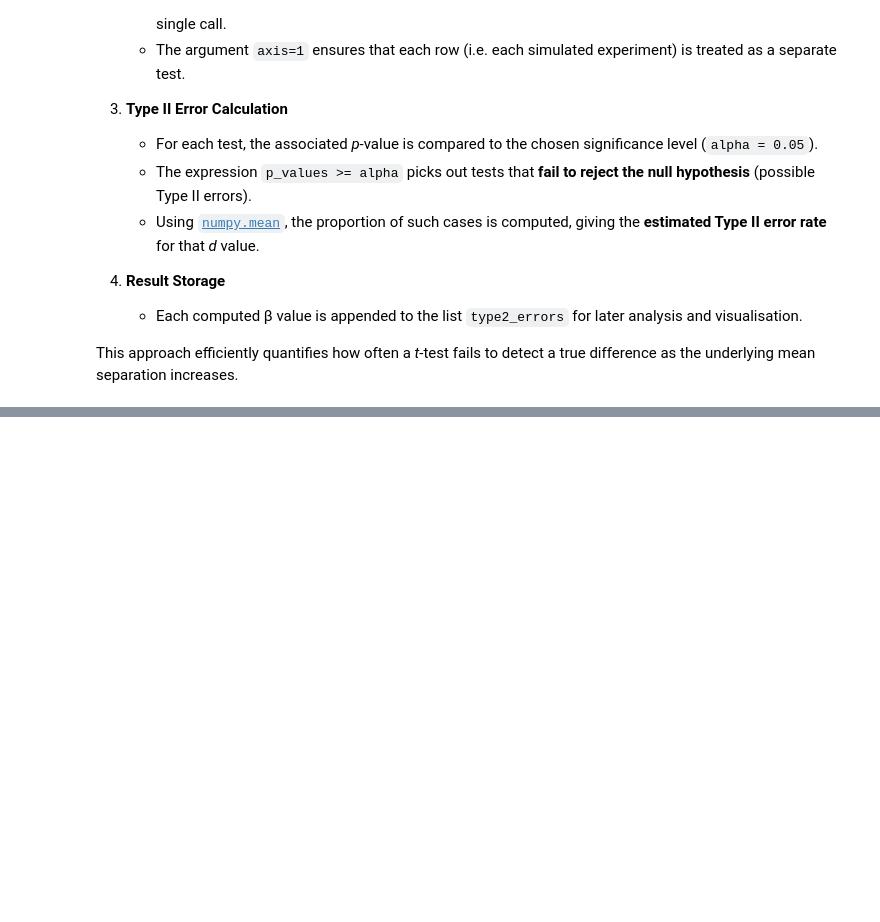
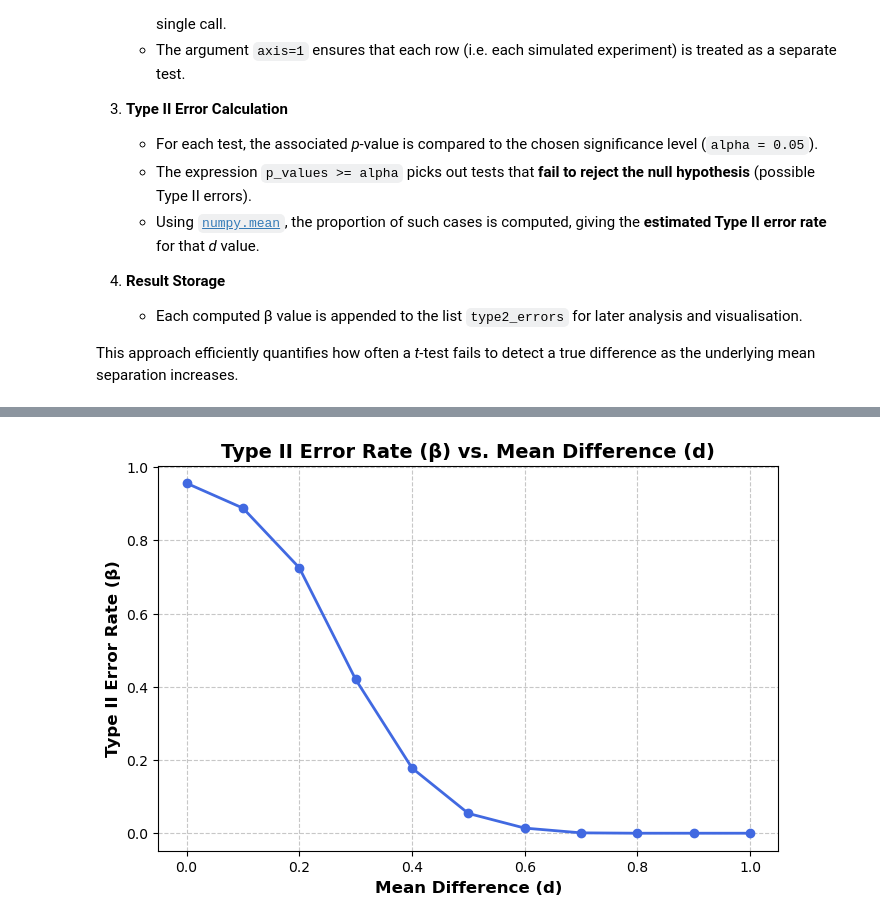
Before and after one commit to TomUszyn/applied-statistics, a Jupyter notebook: problems.ipynb, the cells around one changed output, grey strips where cells are left out. Saved outputs shown, nothing was run; the diff lists cells and outputs as text; code cells hidden in the pictures; blank space fills up the shorter version.

Commit message:
Add plot to visualise Type II error vs mean difference.

```diff
--- a/problems.ipynb
+++ b/problems.ipynb
@@ -600,0 +618,29 @@ for d in d_values:
+# %%
+# Plot Type II error rate (β) as a function of the mean difference (d)
+plt.figure(figsize=(8, 5))
+
+# Line plot of β across all tested d values
+plt.plot(
+    d_values,
+    type2_errors,
+    marker='o',
+    color='royalblue',
+    linewidth=2
+)
+
+# Title and axis labels
+plt.title(
+    "Type II Error Rate (β) vs. Mean Difference (d)",
+    fontsize=14,
+    fontweight='bold'
+)
+plt.xlabel("Mean Difference (d)", fontsize=12, fontweight='bold')
+plt.ylabel("Type II Error Rate (β)", fontsize=12, fontweight='bold')
+
+# Grid for better readability
+plt.grid(True, linestyle='--', alpha=0.7)
+
+# Display the plot
+plt.show()
+# %% [output]
+[figure, added]
```
Also changed, not shown: parts of 1 cell of this notebook.
